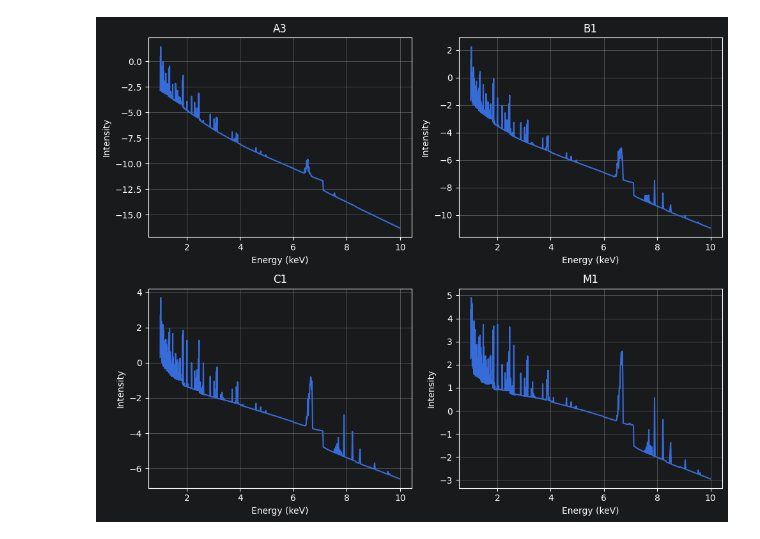
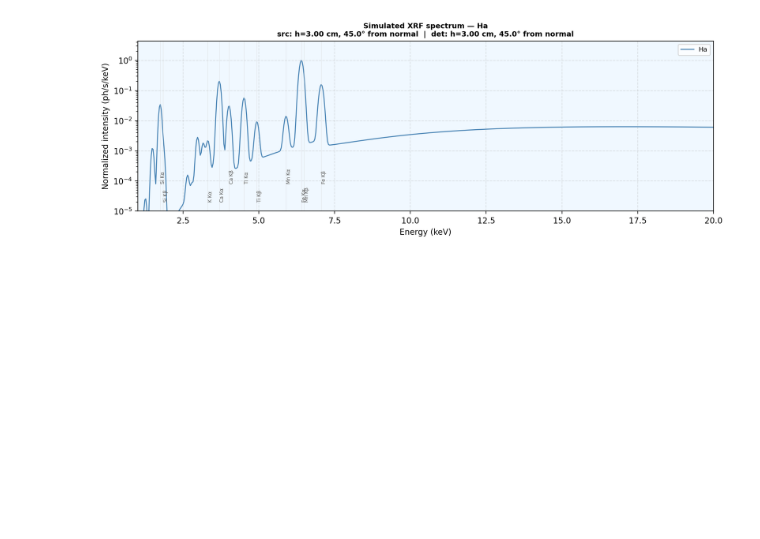
Before and after one commit to saratrevi/XRF, a Jupyter notebook: notebooks/xrf.ipynb, the cells around one changed output. Drawn from its saved outputs; the diff is of its cells as text; code cells hidden in the pictures; blank space fills up the shorter version.

```diff
--- a/notebooks/xrf.ipynb
+++ b/notebooks/xrf.ipynb
@@ -23,13 +21,14 @@ ROOT: C:\Users\Alber\Documents\PhD\XRF
 flux dir exists: True
 # %%
 from xrf_model.config import load_config
-from xrf_model.pipeline import run_one, run_many
+from xrf_model.pipeline import run_one_grid
 
-cfg = load_config("configs/deimos.yml")
+cfg = load_config("configs/lab_xrf.yml")
 
-flux_file = ROOT / "data" / "flux" / "M1_1000bin.qdp"
+# Replace with your flux file name once uploaded to data/flux/
+flux_file = ROOT / "data" / "flux" / "spectrum_xraytube.txt"
 print("flux exists:", flux_file.exists(), flux_file)
 
-res_one = run_one(flux_file, cfg, True)
+res_one = run_one_grid(flux_file, cfg, debugging=True)
 res_one.keys()
 # %% [output]
@@ -90,31 +47,68 @@ Hey, w = 0.187
 # %%
 import numpy as np
-import pandas as pd
 import matplotlib.pyplot as plt
+from xrf_model import build_spectrum
+from xrf_model.geometry import GridGeometry
 
-folder = "../results/deimos/"
-files = {
-    "A3": folder + "A3_1000bin/A3_1000bin_CI_results.xlsx",
-    "B1": folder + "B1_1000bin/B1_1000bin_CI_results.xlsx",
-    "C1": folder + "C1_1000bin/C1_1000bin_CI_results.xlsx",
-    "M1": folder + "M1_1000bin/M1_1000bin_CI_results.xlsx"
-}
+MIN_LABEL_ENERGY_KEV = 1.5
+INTENSITY_THRESHOLD  = 0.001
+E_PLOT_MIN, E_PLOT_MAX = 1.0, 20.0  # keV
 
-fig, axes = plt.subplots(2, 2, figsize=(10, 8))
-axes = axes.flatten()
+conc = "Ha"
+r = res_one[conc]
 
-for i, (label, file) in enumerate(files.items()):
-    df = pd.read_excel(file)
-    energy = df["Energy"]
-    intensity = df["I_coherent"]
-    log_I = np.log(intensity)
-    axes[i].plot(energy, log_I)
-    axes[i].set_title(label)
-    axes[i].set_xlabel("Energy (keV)")
-    axes[i].set_ylabel("Intensity")
-    axes[i].grid()
+spectrum = build_spectrum(
+    r["energy"], r["I_coherent"], r["fluorescence"],
+    be_mm         = cfg["be_window_mm"],
+    si_active_um  = cfg["si_active_layer_um"],
+    fano          = cfg["detector_fano"],
+    enc_electrons = cfg["detector_enc_electrons"],
+)
 
+geo = GridGeometry(cfg)
+src = geo.r_src
+det = geo.r_det
+src_angle = float(np.degrees(np.arctan2(np.sqrt(src[0]**2 + src[1]**2), src[2])))
+det_angle = float(np.degrees(np.arctan2(np.sqrt(det[0]**2 + det[1]**2), det[2])))
+geo_str = (
+    f"src: h={src[2]:.2f} cm, {src_angle:.1f}° from normal  |  "
+    f"det: h={det[2]:.2f} cm, {det_angle:.1f}° from normal"
+)
+
+spec_max = spectrum.max() if spectrum.max() > 0 else 1.0
+spectrum_norm = np.maximum(spectrum / spec_max, 1e-30)
+
+fig, ax = plt.subplots(figsize=(11, 4))
+ax.set_facecolor("aliceblue")
+ax.semilogy(r["energy"], spectrum_norm, lw=1.2, color="steelblue", label=conc)
+ax.set_xlim(E_PLOT_MIN, E_PLOT_MAX)
+ax.set_ylim(bottom=1e-5)
+y_min, y_max = ax.get_ylim()
+
+df_fluo = r["fluorescence"]
+visible = df_fluo[
+    np.isfinite(df_fluo["E_line_keV"]) &
+    (df_fluo["Intensity_ph_s"] > 0) &
+    (df_fluo["E_line_keV"] >= MIN_LABEL_ENERGY_KEV) &
+    (df_fluo["E_line_keV"] <= E_PLOT_MAX)
+]
+if not visible.empty:
+    i_max = visible["Intensity_ph_s"].max()
+    visible = visible[visible["Intensity_ph_s"] >= INTENSITY_THRESHOLD * i_max]
+
+label_y_positions = [y_min * 2.0, y_min * 8.0]
+for i, (_, row) in enumerate(visible.iterrows()):
+    E0 = row["E_line_keV"]
+    ax.axvline(E0, color="lightgray", lw=0.4, alpha=0.6)
+    ax.text(E0, label_y_positions[i % 2], f"{row['Element']} {row['Line']}",
+            fontsize=6, va="bottom", rotation=90, color="#555555")
+
+ax.set_xlabel("Energy (keV)")
+ax.set_ylabel("Normalized intensity (ph/s/keV)")
+ax.set_title(f"Simulated XRF spectrum — {conc}\n{geo_str}", fontsize=9, fontweight="bold")
+ax.legend(fontsize=8)
+ax.grid(True, which="major", alpha=0.35, linestyle="--")
 plt.tight_layout()
 plt.show()
 # %% [output]
-[figure, old version]
+[figure, new version]
```
Also changed, not shown: parts of 5 cells of this notebook, 8 other files.
